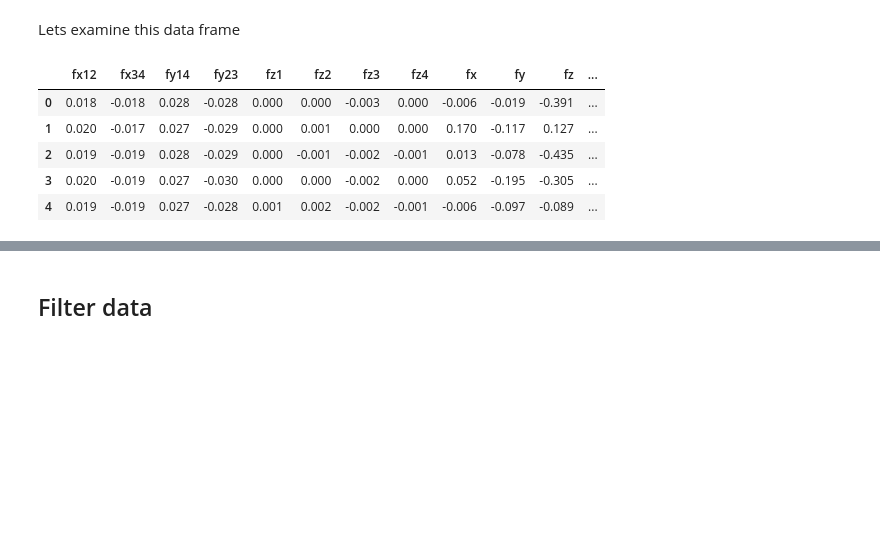
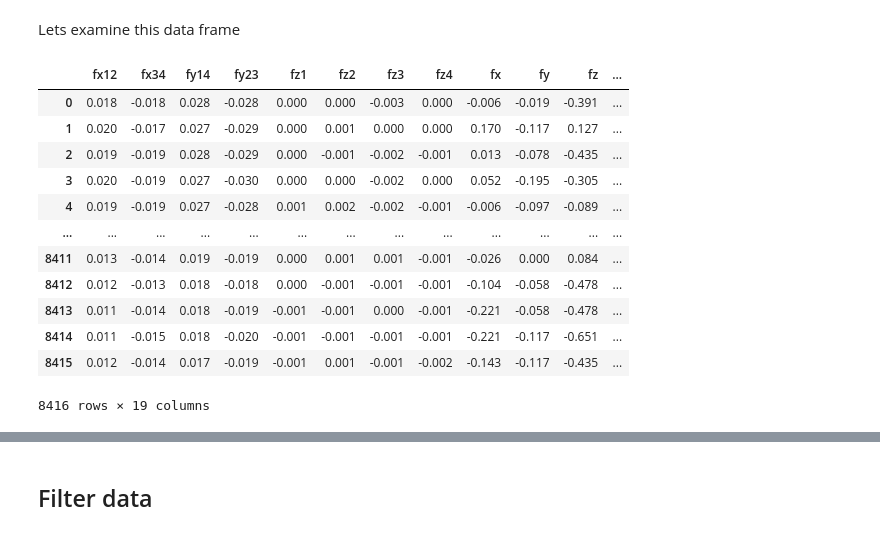
Before and after one commit to TimArthur391/Templo_Data_Analysis, a Jupyter notebook: Jupyter/Templo_Data_Analysis.ipynb, the cells around one changed output, grey strips where cells are left out. Cells and saved outputs as stored; diff of their text form; code cells hidden in the pictures; blank space fills up the shorter version.

```diff
--- a/Jupyter/Templo_Data_Analysis.ipynb
+++ b/Jupyter/Templo_Data_Analysis.ipynb
@@ -19,11 +19,18 @@ df = pd.read_csv(myfile,sep='\t',header=(0), dtype='float32')
 # %% [markdown]
 Lets examine this data frame
 # %%
-df.head()
+df
 # %% [output]
 |  | fx12 | fx34 | fy14 | fy23 | fz1 | fz2 | fz3 | fz4 | fx | fy | fz | ... |
 | 0 | 0.018 | -0.018 | 0.028 | -0.028 | 0.000 | 0.000 | -0.003 | 0.000 | -0.006 | -0.019 | -0.391 | ... |
 | 1 | 0.020 | -0.017 | 0.027 | -0.029 | 0.000 | 0.001 | 0.000 | 0.000 | 0.170 | -0.117 | 0.127 | ... |
 | 2 | 0.019 | -0.019 | 0.028 | -0.029 | 0.000 | -0.001 | -0.002 | -0.001 | 0.013 | -0.078 | -0.435 | ... |
 | 3 | 0.020 | -0.019 | 0.027 | -0.030 | 0.000 | 0.000 | -0.002 | 0.000 | 0.052 | -0.195 | -0.305 | ... |
 | 4 | 0.019 | -0.019 | 0.027 | -0.028 | 0.001 | 0.002 | -0.002 | -0.001 | -0.006 | -0.097 | -0.089 | ... |
+| ... | ... | ... | ... | ... | ... | ... | ... | ... | ... | ... | ... | ... |
+| 8411 | 0.013 | -0.014 | 0.019 | -0.019 | 0.000 | 0.001 | 0.001 | -0.001 | -0.026 | 0.000 | 0.084 | ... |
+| 8412 | 0.012 | -0.013 | 0.018 | -0.018 | 0.000 | -0.001 | -0.001 | -0.001 | -0.104 | -0.058 | -0.478 | ... |
+| 8413 | 0.011 | -0.014 | 0.018 | -0.019 | -0.001 | -0.001 | 0.000 | -0.001 | -0.221 | -0.058 | -0.478 | ... |
+| 8414 | 0.011 | -0.015 | 0.018 | -0.020 | -0.001 | -0.001 | -0.001 | -0.001 | -0.221 | -0.117 | -0.651 | ... |
+| 8415 | 0.012 | -0.014 | 0.017 | -0.019 | -0.001 | 0.001 | -0.001 | -0.002 | -0.143 | -0.117 | -0.435 | ... |
+8416 rows × 19 columns
```
Also changed, not shown: parts of 1 cell of this notebook, 4 other files.
